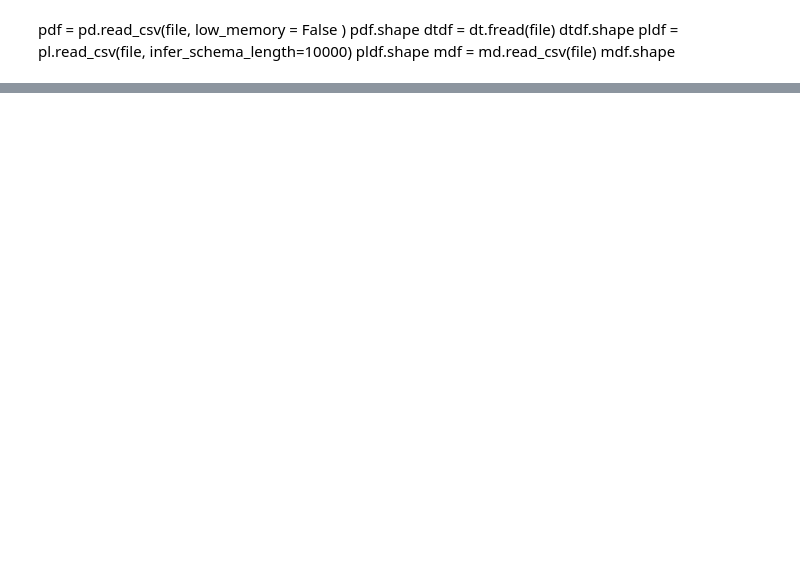
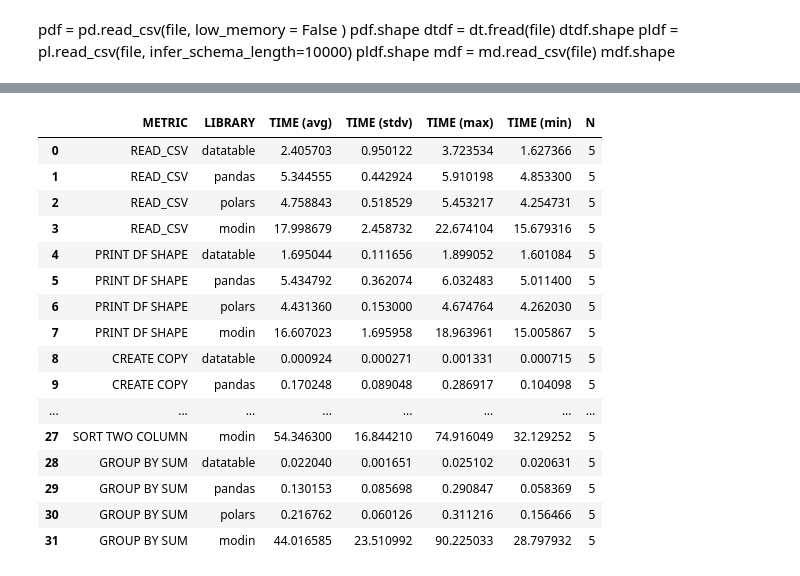
Before and after one commit to jpinzonc/PANDAS_ALTERNATIVES, a Jupyter notebook: PANDAS_ALT.ipynb, the cells around one changed output, grey strips where cells are left out. Cells and saved outputs as stored; diff of their text form; code cells hidden in the pictures; blank space fills up the shorter version.

```diff
--- a/PANDAS_ALT.ipynb
+++ b/PANDAS_ALT.ipynb
@@ -226,0 +326,4 @@ RESULTS_DF
+# %%
+file = 'bicyclecrash_data.csv'
+print("File size: ", os.path.getsize(file))
+RESULT_SF = {}
@@ -226,0 +380,20 @@ RESULTS_DF
+# %%
+dict_to_df(RESULT_SF)
+# %% [output]
+|  | METRIC | LIBRARY | TIME (avg) | TIME (stdv) | TIME (max) | TIME (min) | N |
+| 0 | READ_CSV | datatable | 2.405703 | 0.950122 | 3.723534 | 1.627366 | 5 |
+| 1 | READ_CSV | pandas | 5.344555 | 0.442924 | 5.910198 | 4.853300 | 5 |
+| 2 | READ_CSV | polars | 4.758843 | 0.518529 | 5.453217 | 4.254731 | 5 |
+| 3 | READ_CSV | modin | 17.998679 | 2.458732 | 22.674104 | 15.679316 | 5 |
+| 4 | PRINT DF SHAPE | datatable | 1.695044 | 0.111656 | 1.899052 | 1.601084 | 5 |
+| 5 | PRINT DF SHAPE | pandas | 5.434792 | 0.362074 | 6.032483 | 5.011400 | 5 |
+| 6 | PRINT DF SHAPE | polars | 4.431360 | 0.153000 | 4.674764 | 4.262030 | 5 |
+| 7 | PRINT DF SHAPE | modin | 16.607023 | 1.695958 | 18.963961 | 15.005867 | 5 |
+| 8 | CREATE COPY | datatable | 0.000924 | 0.000271 | 0.001331 | 0.000715 | 5 |
+| 9 | CREATE COPY | pandas | 0.170248 | 0.089048 | 0.286917 | 0.104098 | 5 |
+| ... | ... | ... | ... | ... | ... | ... | ... |
+| 27 | SORT TWO COLUMN | modin | 54.346300 | 16.844210 | 74.916049 | 32.129252 | 5 |
+| 28 | GROUP BY SUM | datatable | 0.022040 | 0.001651 | 0.025102 | 0.020631 | 5 |
+| 29 | GROUP BY SUM | pandas | 0.130153 | 0.085698 | 0.290847 | 0.058369 | 5 |
+| 30 | GROUP BY SUM | polars | 0.216762 | 0.060126 | 0.311216 | 0.156466 | 5 |
+| 31 | GROUP BY SUM | modin | 44.016585 | 23.510992 | 90.225033 | 28.797932 | 5 |
```
Also changed, not shown: parts of 22 cells of this notebook, 1 other file.
